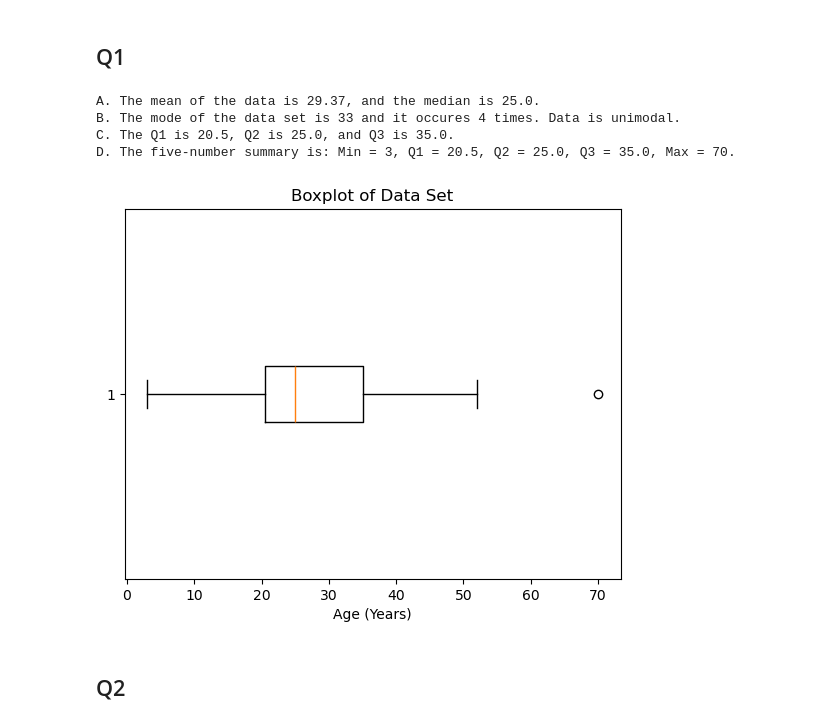
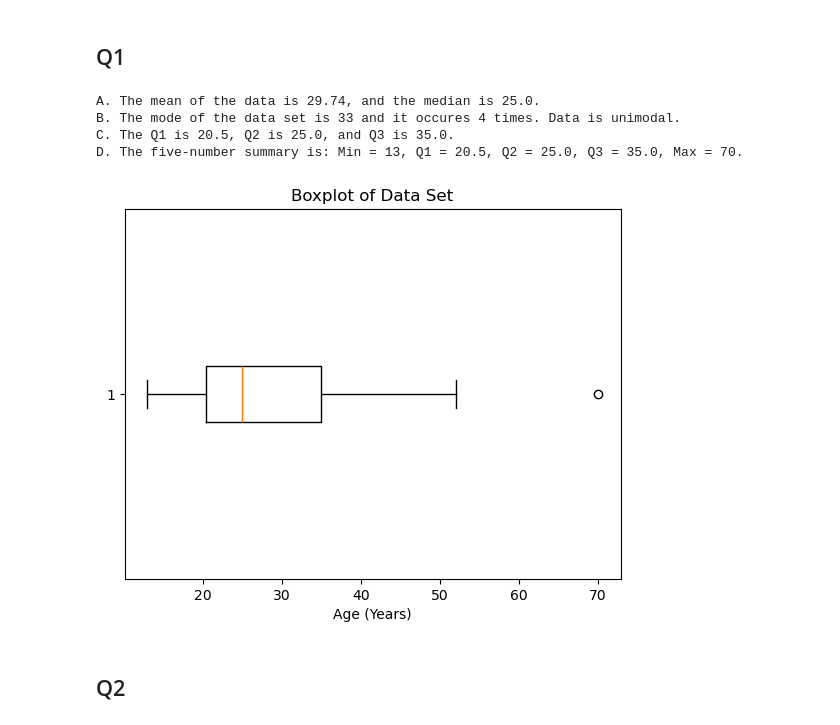
Before and after one commit to Ganga0506/code_2600, a Jupyter notebook: code/homework1.ipynb, the cells around one changed output. Drawn from its saved outputs; the diff is of its cells as text; code cells hidden in the pictures.

```diff
--- a/code/homework1.ipynb
+++ b/code/homework1.ipynb
@@ -8,7 +8,7 @@ from collections import Counter
 import matplotlib.pyplot as plt
 
 #my data set
-data = np.array([3, 15, 16, 16, 19, 20, 20, 21, 22, 22, 23, 25, 25, 25, 30, 33, 33, 33, 33, 35, 35, 36, 40, 45, 46, 52, 70])
+data = np.array([13, 15, 16, 16, 19, 20, 20, 21, 22, 22, 23, 25, 25, 25, 30, 33, 33, 33, 33, 35, 35, 36, 40, 45, 46, 52, 70])
 
 #Part A, calculate the mean and median of the data.
 rounded_mean = np.round(np.mean(data), decimals=2)
@@ -22,36 +22,36 @@ modes = []
 for i, index in count.items():
     if index == max_number:
         modes.append(int(i))
 
 if len(modes) == 1:
     print(f"B. The mode of the data set is {modes[0]} and it occures {max_number} times. Data is unimodal.")
 elif len(modes) == 2:
     print(f"B. The mode of the data set is {modes[0]} and it occures {max_number} times. Data is bimodal.")
 else:
     print(f"B. The mode of the data set is {modes[0]} and it occures {max_number} times. Data is multimodal.")
 
 #Part C, calculate the Q1, Q2, Q3 of the data.
 q1 = np.percentile(data, 25)
 q2 = median_value
 q3 = np.percentile(data, 75)
 print(f"C. The Q1 is {q1}, Q2 is {q2}, and Q3 is {q3}.")
 
 #Part D, calculate the five-number summary of the data.
 min_val = np.min(data)
 max_val = np.max(data)
 print(f"D. The five-number summary is: Min = {min_val}, Q1 = {q1}, Q2 = {q2}, Q3 = {q3}, Max = {max_val}.")
 
 #Part E, produce a boxplot of the data.
 plt.boxplot(data, vert=False)
 plt.title("Boxplot of Data Set")
 plt.xlabel("Age (Years)")
 plt.show()
 # %% [output]
-A. The mean of the data is 29.37, and the median is 25.0.
+A. The mean of the data is 29.74, and the median is 25.0.
 B. The mode of the data set is 33 and it occures 4 times. Data is unimodal.
 C. The Q1 is 20.5, Q2 is 25.0, and Q3 is 35.0.
-D. The five-number summary is: Min = 3, Q1 = 20.5, Q2 = 25.0, Q3 = 35.0, Max = 70.
+D. The five-number summary is: Min = 13, Q1 = 20.5, Q2 = 25.0, Q3 = 35.0, Max = 70.
-[figure, old version]
+[figure, new version]
 # %% [markdown]
 ## Q2
 # %%
```
